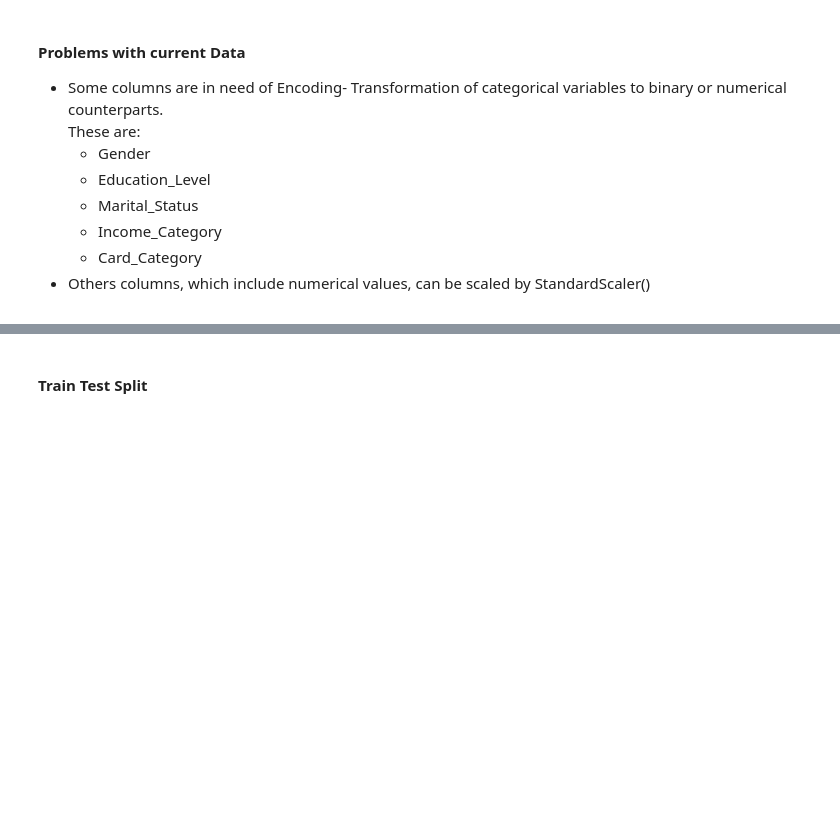
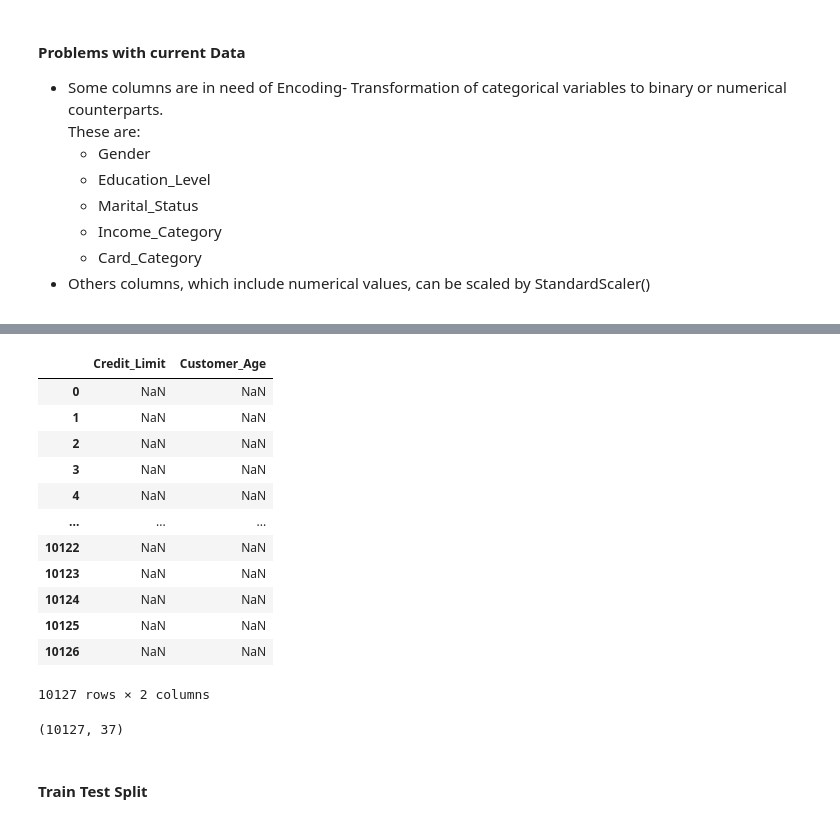
Before and after one commit to furbuz/Customer-Churn-Prediction, a Jupyter notebook: Analysis.ipynb, the cells around one changed output, grey strips where cells are left out. Drawn from its saved outputs; the diff is of its cells as text; code cells hidden in the pictures; blank space fills up the shorter version.

```diff
--- a/Analysis.ipynb
+++ b/Analysis.ipynb
@@ -242,3 +294,24 @@ joblib.dump(scaler, 'age_scaler.pkl')
+# %%
+final_data = scaled_age + scaled_credit_limit
+final_data
+# %% [output]
+|  | Credit_Limit | Customer_Age |
+| 0 | NaN | NaN |
+| 1 | NaN | NaN |
+| 2 | NaN | NaN |
+| 3 | NaN | NaN |
+| 4 | NaN | NaN |
+| ... | ... | ... |
+| 10122 | NaN | NaN |
+| 10123 | NaN | NaN |
+| 10124 | NaN | NaN |
+| 10125 | NaN | NaN |
+| 10126 | NaN | NaN |
+10127 rows × 2 columns
+# %%
+X.shape
+# %% [output]
+(10127, 37)
 # %% [markdown]
 <h4> Train Test Split </h4>
 # %%
```
Also changed, not shown: parts of 12 cells of this notebook, 8 other files.
